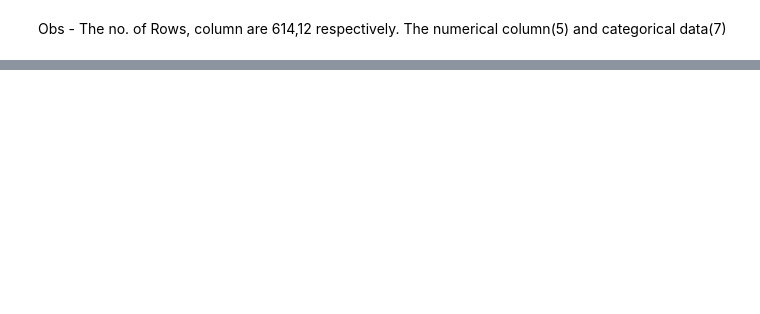
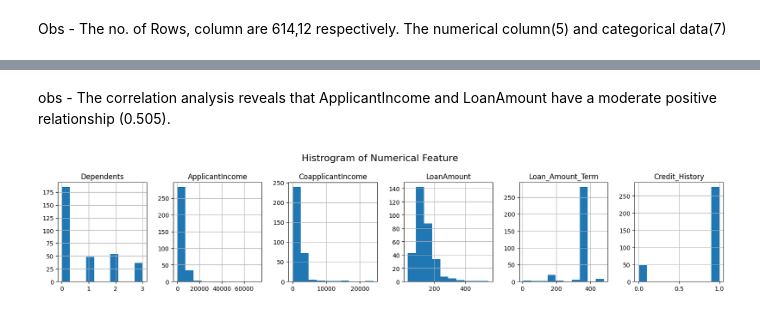
Before and after one commit to Hameedhullah/AI_ML-Course-, a Jupyter notebook: Loan_Approval_Prediction.ipynb, the cells around one changed output, grey strips where cells are left out. Saved outputs shown, nothing was run; the diff lists cells and outputs as text; code cells hidden in the pictures; blank space fills up the shorter version.

```diff
--- a/Loan_Approval_Prediction.ipynb
+++ b/Loan_Approval_Prediction.ipynb
@@ -141,0 +144,5 @@ Time to run AutoViz = 3 seconds
+# %%
+# Droping Null Values
+
+data = data.dropna(subset = ['Gender','Dependents','Self_Employed'])
+data.isnull().sum().sum()
@@ -141,0 +167,5 @@ Time to run AutoViz = 3 seconds
+# %%
+# Removing Duplicated value
+
+data.drop_duplicates(inplace=True)
+print("Number of duplicates: ", data.duplicated().sum())
@@ -141,0 +184,5 @@ Time to run AutoViz = 3 seconds
+# %%
+# Fixing the column of dependents to coonvert top numeric data type
+
+data['Dependents'] = data['Dependents'].str.replace("+","")
+data['Dependents'].unique()
@@ -141,0 +191,5 @@ Time to run AutoViz = 3 seconds
+# %%
+# Changing the data type from string to integer
+
+data['Dependents'] = data['Dependents'].astype(int)
+data['Dependents'].unique()
@@ -141,0 +234,10 @@ Time to run AutoViz = 3 seconds
+# %% [markdown]
+obs - The correlation analysis reveals that ApplicantIncome and LoanAmount have a moderate positive relationship (0.505).
+# %%
+# Univariate Visualization for Numerical Analysis
+
+data.hist(layout=(1,6), figsize=(20,3))
+plt.suptitle("Histrogram of Numerical Feature",fontsize=16, y=1.1)
+plt.show()
+# %% [output]
+[figure, added]
```
Also changed, not shown: parts of 24 cells of this notebook.
